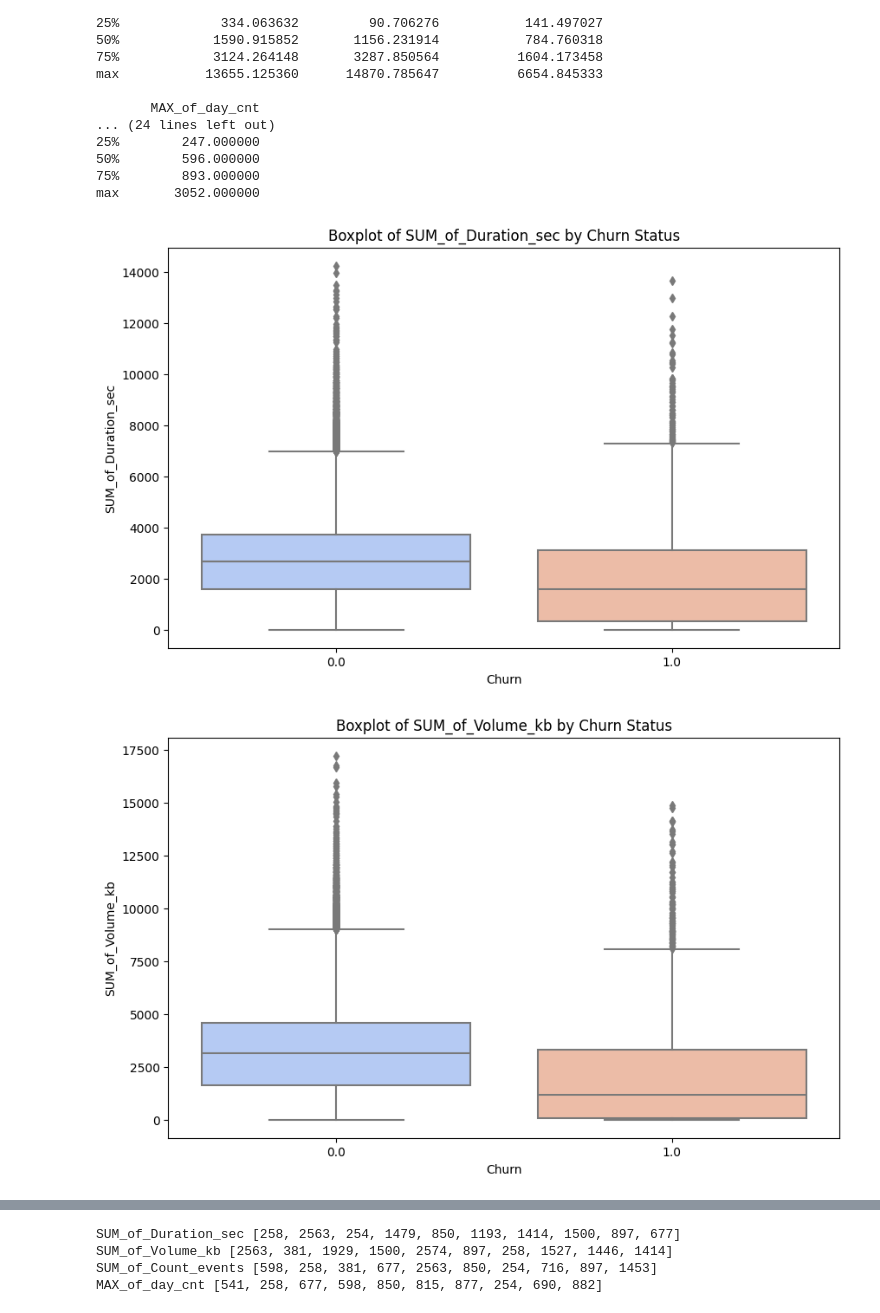
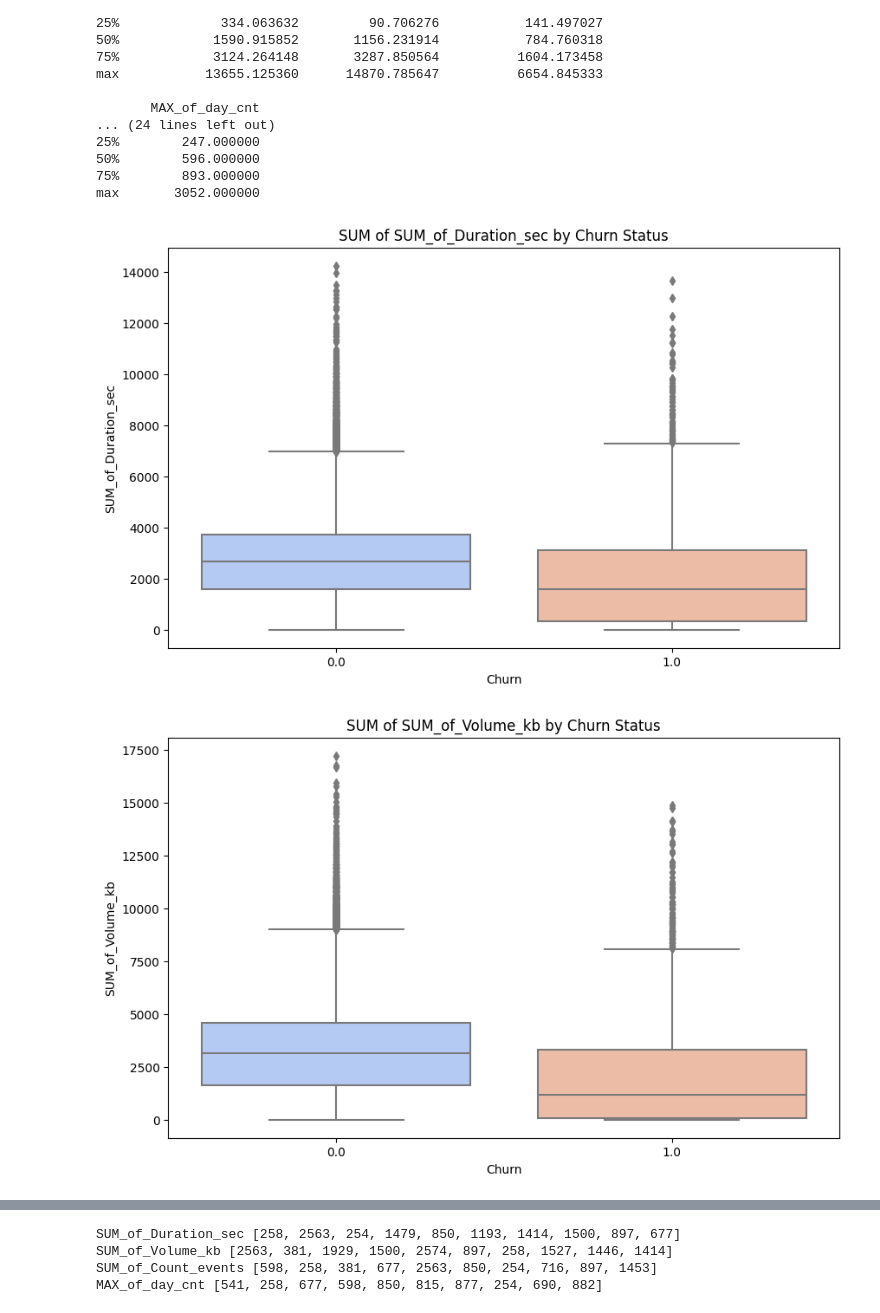
Before and after one commit to bezrukavyi/ML-churn-prediction, a Jupyter notebook: project_step_3.ipynb, the cells around one changed output, grey strips where cells are left out. Cells and saved outputs as stored; diff of their text form; code cells hidden in the pictures.

```diff
--- a/project_step_3.ipynb
+++ b/project_step_3.ipynb
@@ -235,13 +155,13 @@ max       3052.000000
 # %%
 import seaborn as sns
 
 for column in activ_columns:
     plt.figure(figsize=(10, 6))
     sns.boxplot(x="target", y=column, data=df_train_dpi_groupped_by_abon, palette="coolwarm")
-    plt.title(f"Boxplot of {column} by Churn Status")
+    plt.title(f"SUM of {column} by Churn Status")
     plt.xlabel("Churn")
     plt.ylabel(column)
     plt.show()
 # %% [output]
-[figure, old version]
+[figure, new version]
-[figure, old version]
+[figure, new version]
```
Also changed, not shown: parts of 11 cells of this notebook.
